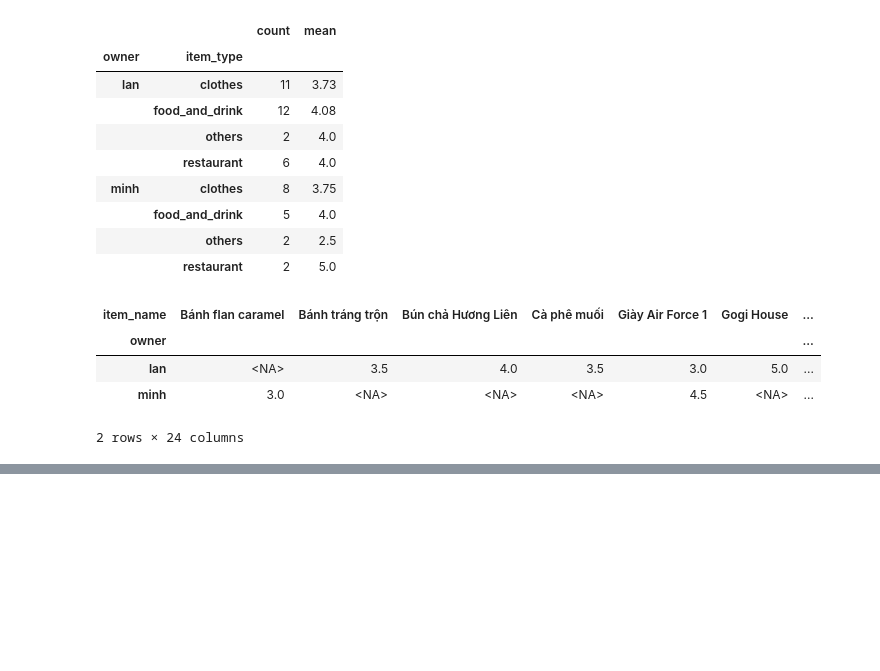
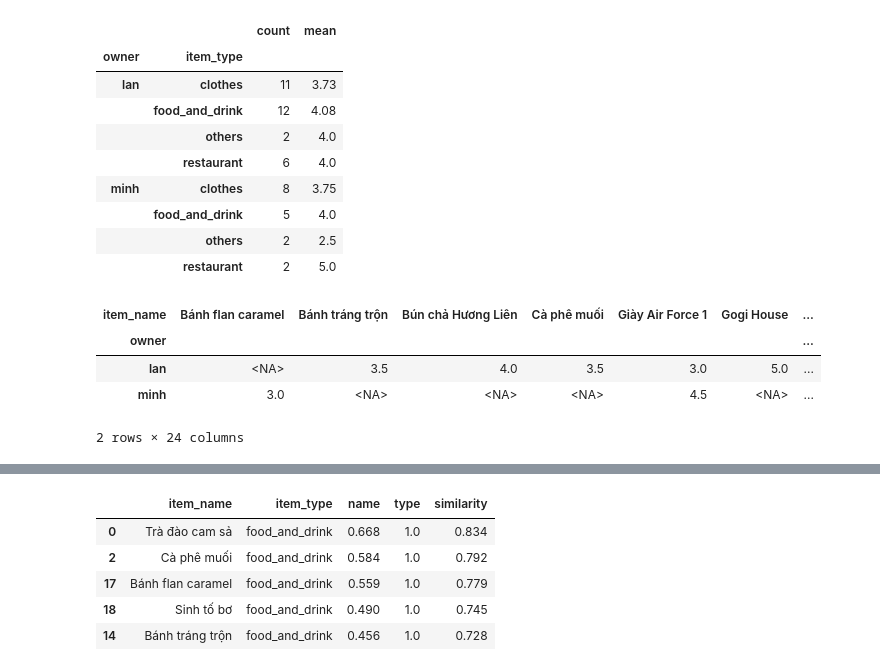
Before and after one commit to viettungvuong/EmIuMuaGi, a Jupyter notebook: ai-notebooks/recommend.ipynb, the cells around one changed output, grey strips where cells are left out. Cells and saved outputs as stored; diff of their text form; code cells hidden in the pictures; blank space fills up the shorter version.

Commit message:
Add description

```diff
--- a/ai-notebooks/recommend.ipynb
+++ b/ai-notebooks/recommend.ipynb
@@ -66,0 +163,16 @@ matrix
+# %%
+from sklearn.metrics.pairwise import cosine_similarity
+
+CATEGORY_DESCRIPTIONS = {
+    "food_and_drink": "Something to eat and drink: food and drinks such as milk tea, coffee, snacks, cakes and desserts.",
+    "restaurant": "Somewhere to eat and drink: a restaurant serving food and drinks such as noodles, hotpot, sushi and barbecue.",
+    "clothes": "Something to wear: clothes and fashion such as shirts, dresses, jeans, jackets, shoes and bags.",
+    "others": "Something else to buy: gifts and things such as cosmetics, electronics, books, decorations and accessories.",
+}
+UNRELATED = ("food_and_drink", "clothes")  # the pair that counts as 0
+
+categories = list(CATEGORY_DESCRIPTIONS)
+raw = cosine_similarity(embed(list(CATEGORY_DESCRIPTIONS.values()), "en"))
+floor = raw[categories.index(UNRELATED[0]), categories.index(UNRELATED[1])]
+type_similarity = pd.DataFrame(np.clip((raw - floor) / (1 - floor), 0, 1), index=categories, columns=categories)
+type_similarity.round(2)
@@ -66,0 +189,34 @@ matrix
+# %%
+TYPE_WEIGHT = 0.5  # how much the item type counts, against the name
+
+name_similarity = cosine_similarity(item_vectors)
+type_of = items["item_type"].to_numpy()
+type_pairs = type_similarity.loc[type_of, type_of].to_numpy()
+same_language = items["lang"].to_numpy()[:, None] == items["lang"].to_numpy()[None, :]
+item_similarity = np.where(same_language, (1 - TYPE_WEIGHT) * name_similarity + TYPE_WEIGHT * type_pairs, np.nan)
+
+
+def similar_items(item, k=5):
+    """The k items most like `item`, with what their score is made of. `item` is a row with an
+    item_name and an item_type: from items or history, or a new one that isn't in either."""
+    vector, (lang,) = embed_by_language([item["item_name"]])
+    name = cosine_similarity(vector, item_vectors)[0]
+    type_ = type_similarity.loc[item["item_type"], type_of].to_numpy()
+    score = np.where(items["lang"] == lang, (1 - TYPE_WEIGHT) * name + TYPE_WEIGHT * type_, np.nan)
+    return (
+        items[["item_name", "item_type"]]
+        .assign(name=name.round(3), type=type_.round(2), similarity=score.round(3))
+        [items["item_name"] != item["item_name"]]
+        .dropna(subset=["similarity"])
+        .nlargest(k, "similarity")
+    )
+
+
+similar_items(history.iloc[1])  # a purchase: Trà sữa trân châu đường đen
+# %% [output]
+|  | item_name | item_type | name | type | similarity |
+| 0 | Trà đào cam sả | food_and_drink | 0.668 | 1.0 | 0.834 |
+| 2 | Cà phê muối | food_and_drink | 0.584 | 1.0 | 0.792 |
+| 17 | Bánh flan caramel | food_and_drink | 0.559 | 1.0 | 0.779 |
+| 18 | Sinh tố bơ | food_and_drink | 0.490 | 1.0 | 0.745 |
+| 14 | Bánh tráng trộn | food_and_drink | 0.456 | 1.0 | 0.728 |
```
Also changed, not shown: parts of 10 cells of this notebook.
